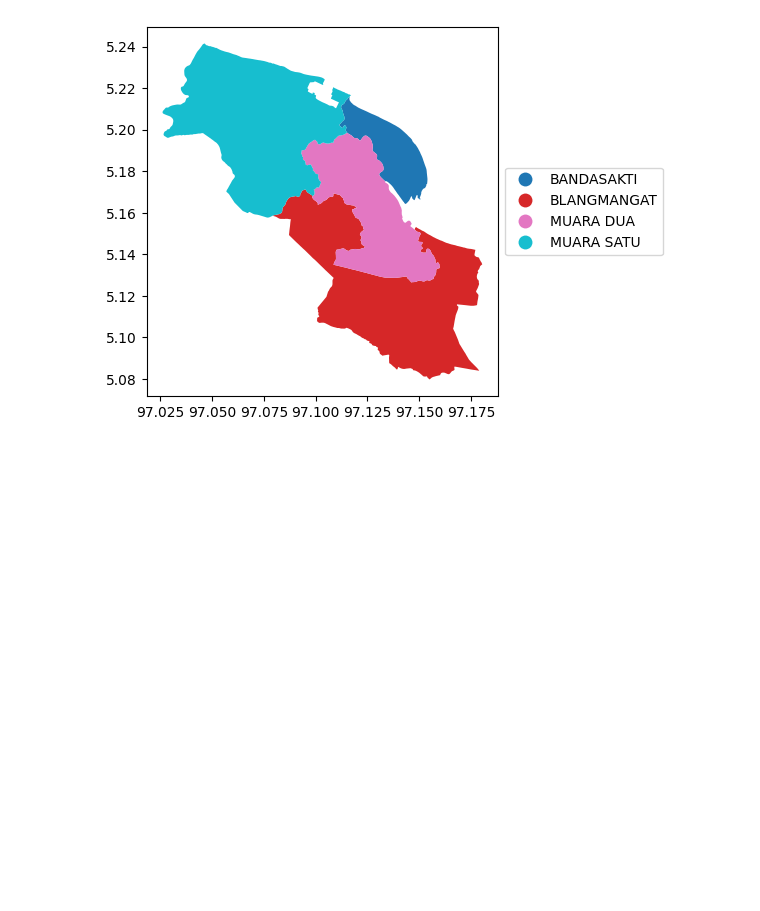
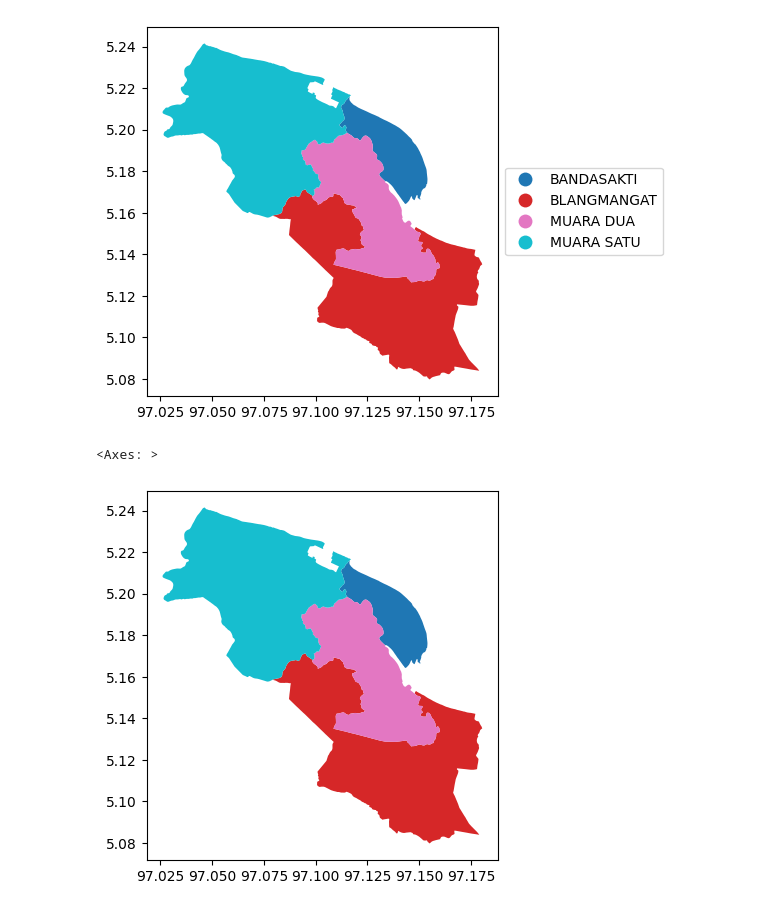
Before and after one commit to Rivalll-09/SIG, a Jupyter notebook: SIG_A5.ipynb, the cells around one changed output. Cells and saved outputs as stored; diff of their text form; code cells hidden in the pictures; blank space fills up the shorter version.

```diff
--- a/SIG_A5.ipynb
+++ b/SIG_A5.ipynb
@@ -38,3 +38,12 @@ kota.plot(column='NAMOBJ', legend=True, legend_kwds={"loc": "center left", "bbox
 # %% [output]
 <Axes: >
 [figure]
+# %%
+filename = "lsmjson.geojson"
+file = open(filename)
+df = gpd.read_file(file)
+# %%
+df.plot(column="NAMOBJ")
+# %% [output]
+<Axes: >
+[figure, added]
```
Also changed, not shown: parts of 6 cells of this notebook.
